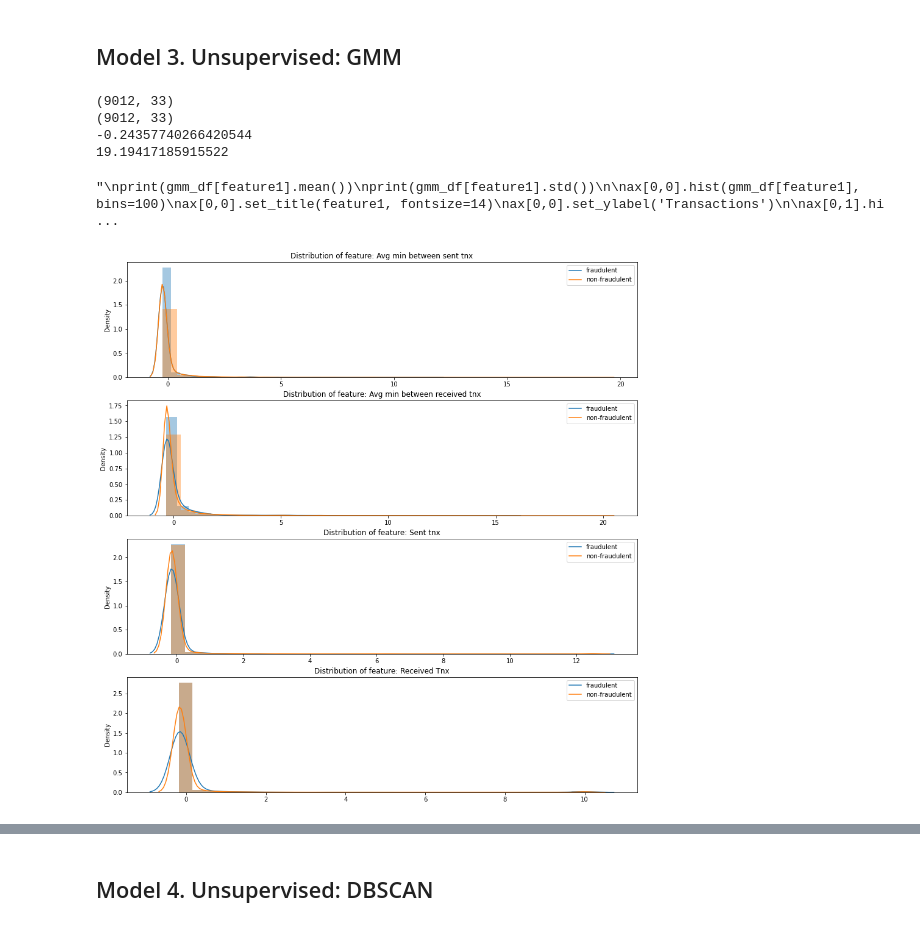
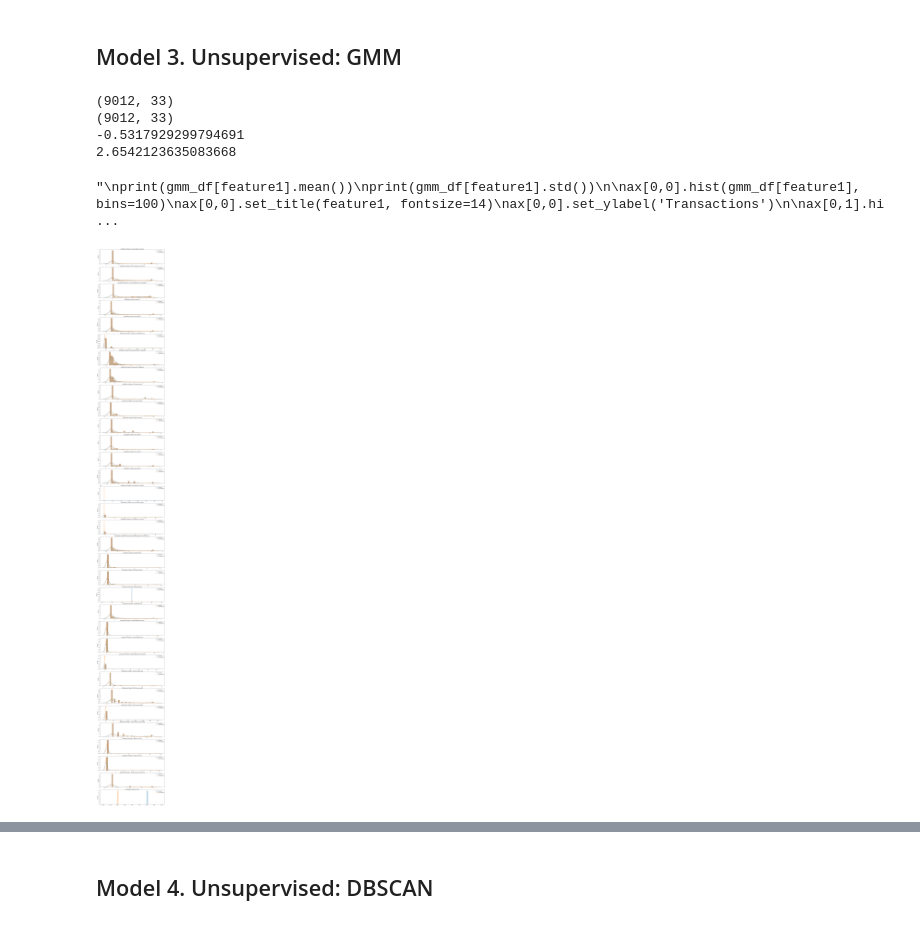
Before and after one commit to kennylee9672/EthereumFraudDetection, a Jupyter notebook: EthereumFraudModeling.ipynb, the cells around one changed output, grey strips where cells are left out. Saved outputs shown, nothing was run; the diff lists cells and outputs as text; code cells hidden in the pictures.

Commit message:
normalized GMM input with PowerTransformer

```diff
--- a/EthereumFraudModeling.ipynb
+++ b/EthereumFraudModeling.ipynb
@@ -359,59 +359,73 @@ Token Counts f1 score lbfgs:  0.7612382202271629
 from sklearn.preprocessing import StandardScaler
 import matplotlib.gridspec as gridspec
 
-gmm_df = df_norm.copy().drop(TARGET_FEATURE, axis=1)
+from sklearn.preprocessing import PowerTransformer
+
+gmm_df = df_norm.copy().drop(TARGET, axis=1)
+gmm_features = gmm_df.columns
 
 # Standardization
-scale= StandardScaler()
-gmm_df = pd.DataFrame(scale.fit_transform(gmm_df), columns=gmm_df.columns)
-gmm_df[TARGET_FEATURE] = df_norm[TARGET_FEATURE]
+# scale= StandardScaler()
+# gmm_df = pd.DataFrame(scale.fit_transform(gmm_df), columns=gmm_df.columns)
+# gmm_df[TARGET] = df_norm[TARGET]
+
+# print(df_norm.shape)
+# print(gmm_df.shape)
+
+# Transform
+powerTran = PowerTransformer(method="yeo-johnson")
+gmm_df = powerTran.fit_transform(gmm_df)
+gmm_df = pd.DataFrame(gmm_df, columns=gmm_features)
+gmm_df[TARGET] = df_norm[TARGET]
 
 print(df_norm.shape)
 print(gmm_df.shape)
 
+# Draw
 # fig, ax = plt.subplots(nrows=2, ncols=2, figsize=(10, 7))
 
-features = ['Avg min between sent tnx', 'Avg min between received tnx', 'Sent tnx', 'Received Tnx']
+# features = ['Avg min between sent tnx', 'Avg min between received tnx', 'Sent tnx', 'Received Tnx']
+# features = gmm_df.columns
 
-nplots=np.size(features)
-plt.figure(figsize=(15,4*nplots))
-gs = gridspec.GridSpec(nplots,1)
-for i, feat in enumerate(features):
-    ax = plt.subplot(gs[i])
-    sns.distplot(gmm_df[feat][df.FLAG==1], bins=30)
-    sns.distplot(gmm_df[feat][df.FLAG==0],bins=30)
-    ax.legend(['fraudulent', 'non-fraudulent'],loc='best')
-    ax.set_xlabel('')
-    ax.set_title('Distribution of feature: ' + feat)
+# nplots=np.size(features)
+# plt.figure(figsize=(15,4*nplots))
+# gs = gridspec.GridSpec(nplots,1)
+# for i, feat in enumerate(features):
+#     ax = plt.subplot(gs[i])
+#     sns.distplot(gmm_df[feat][df.FLAG==1], bins=30)
+#     sns.distplot(gmm_df[feat][df.FLAG==0],bins=30)
+#     ax.legend(['fraudulent', 'non-fraudulent'],loc='best')
+#     ax.set_xlabel('')
+#     ax.set_title('Distribution of feature: ' + feat)
 
-print(gmm_df['Avg min between sent tnx'].min())
-print(gmm_df['Avg min between sent tnx'].max())
+# print(gmm_df['Avg min between sent tnx'].min())
+# print(gmm_df['Avg min between sent tnx'].max())
 
 '''
 print(gmm_df[feature1].mean())
 print(gmm_df[feature1].std())
 
 ax[0,0].hist(gmm_df[feature1], bins=100)
 ax[0,0].set_title(feature1, fontsize=14)
 ax[0,0].set_ylabel('Transactions')
 
 ax[0,1].hist(gmm_df[feature2], bins=100)
 ax[0,1].set_title(feature2, fontsize=14)
 ax[0,1].set_ylabel('Transactions')
 
 ax[1,0].hist(gmm_df[feature3], bins=100)
 ax[1,0].set_title(feature3, fontsize=14)
 ax[1,0].set_ylabel('Transactions')
 
 ax[1,1].hist(gmm_df[feature4], bins=100)
 ax[1,1].set_title(feature4, fontsize=14)
 ax[1,1].set_ylabel('Transactions')
 '''
 # %% [output]
 (9012, 33)
 (9012, 33)
--0.24357740266420544
-19.19417185915522
+-0.5317929299794691
+2.6542123635083668
 "\nprint(gmm_df[feature1].mean())\nprint(gmm_df[feature1].std())\n\nax[0,0].hist(gmm_df[feature1], bins=100)\nax[0,0].set_title(feature1, fontsize=14)\nax[0,0].set_ylabel('Transactions')\n\nax[0,1].hi ...
-[figure, old version]
+[figure, new version]
 # %%
```
Also changed, not shown: parts of 7 cells of this notebook, 1 other file.
